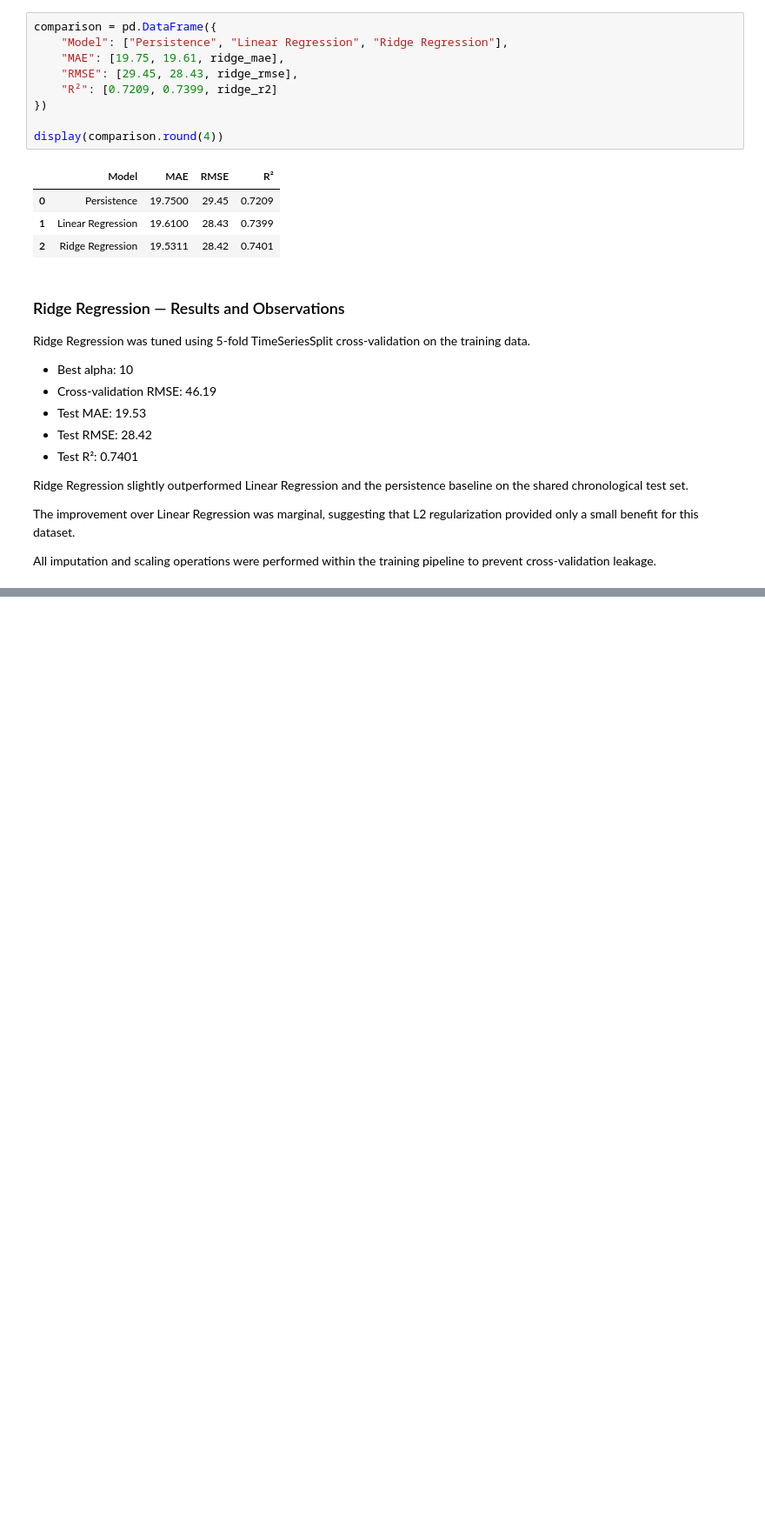
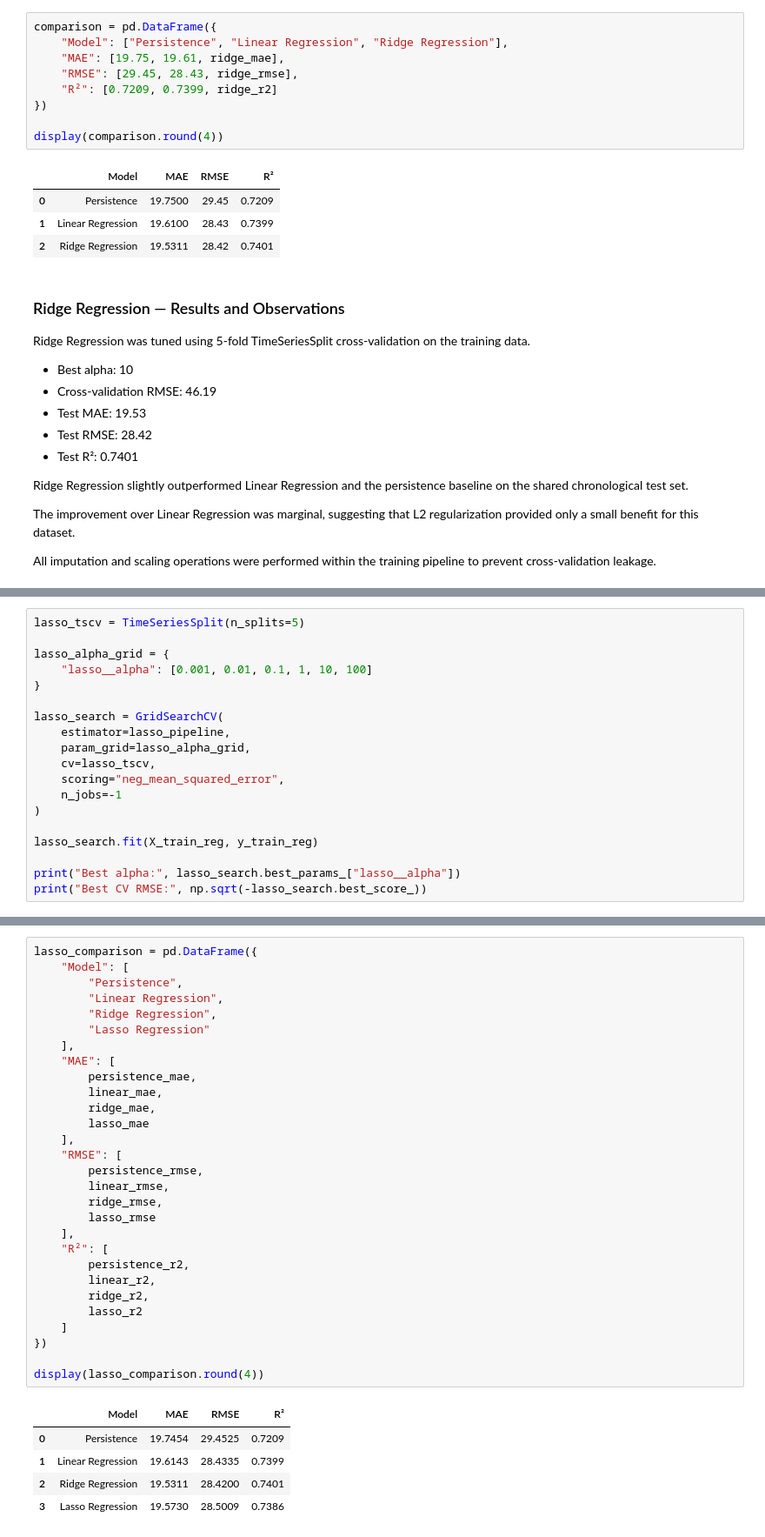
Before and after one commit to ajain347/NextDay-Air-quality-index_predictor, a Jupyter notebook: notebooks/03-models.ipynb, the cells around one changed output, grey strips where cells are left out. Shown at 87% size. Cells and saved outputs as stored; diff of their text form; blank space fills up the shorter version.

Commit message:
Complete Week 5 Lasso Regression analysis

```diff
--- a/notebooks/03-models.ipynb
+++ b/notebooks/03-models.ipynb
@@ -819,0 +847,19 @@ All imputation and scaling operations were performed within the training pipelin
+# %%
+lasso_tscv = TimeSeriesSplit(n_splits=5)
+
+lasso_alpha_grid = {
+    "lasso__alpha": [0.001, 0.01, 0.1, 1, 10, 100]
+}
+
+lasso_search = GridSearchCV(
+    estimator=lasso_pipeline,
+    param_grid=lasso_alpha_grid,
+    cv=lasso_tscv,
+    scoring="neg_mean_squared_error",
+    n_jobs=-1
+)
+
+lasso_search.fit(X_train_reg, y_train_reg)
+
+print("Best alpha:", lasso_search.best_params_["lasso__alpha"])
+print("Best CV RMSE:", np.sqrt(-lasso_search.best_score_))
@@ -819,0 +897,35 @@ All imputation and scaling operations were performed within the training pipelin
+# %%
+lasso_comparison = pd.DataFrame({
+    "Model": [
+        "Persistence",
+        "Linear Regression",
+        "Ridge Regression",
+        "Lasso Regression"
+    ],
+    "MAE": [
+        persistence_mae,
+        linear_mae,
+        ridge_mae,
+        lasso_mae
+    ],
+    "RMSE": [
+        persistence_rmse,
+        linear_rmse,
+        ridge_rmse,
+        lasso_rmse
+    ],
+    "R²": [
+        persistence_r2,
+        linear_r2,
+        ridge_r2,
+        lasso_r2
+    ]
+})
+
+display(lasso_comparison.round(4))
+# %% [output]
+|  | Model | MAE | RMSE | R² |
+| 0 | Persistence | 19.7454 | 29.4525 | 0.7209 |
+| 1 | Linear Regression | 19.6143 | 28.4335 | 0.7399 |
+| 2 | Ridge Regression | 19.5311 | 28.4200 | 0.7401 |
+| 3 | Lasso Regression | 19.5730 | 28.5009 | 0.7386 |
```
Also changed, not shown: parts of 7 cells of this notebook.
